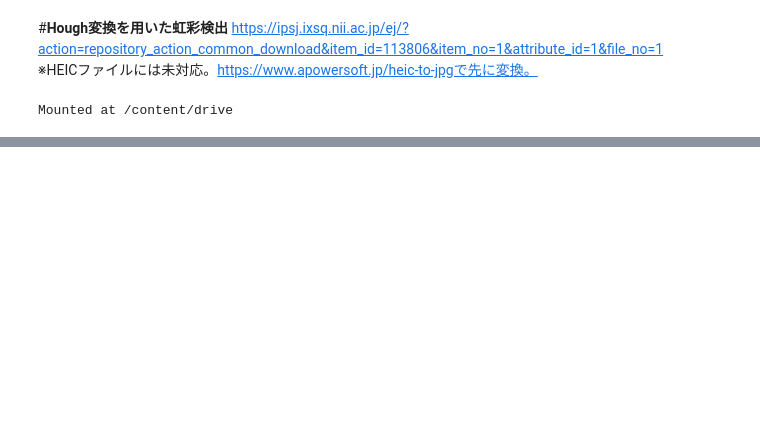
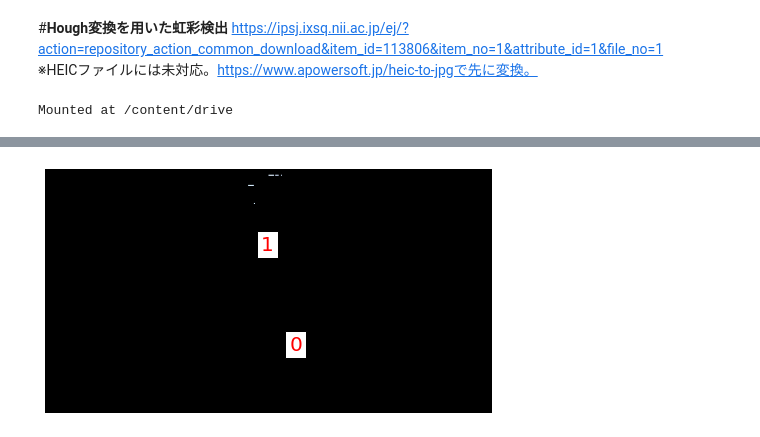
Before and after one commit to ykitaguchi77/Strabismus_AI_project, a Jupyter notebook: Hough_circle.ipynb, the cells around one changed output, grey strips where cells are left out. Drawn from its saved outputs; the diff is of its cells as text; code cells hidden in the pictures; blank space fills up the shorter version.

```diff
--- a/Hough_circle.ipynb
+++ b/Hough_circle.ipynb
@@ -169,0 +253,22 @@ plt.show()
+# %%
+def draw_contours(ax, img, contours):
+    ax.imshow(img)
+    ax.set_axis_off()
+
+    for i, cnt in enumerate(contours):
+        # 形状を変更する。(NumPoints, 1, 2) -> (NumPoints, 2)
+        cnt = cnt.squeeze(axis=1)
+        # 輪郭の点同士を結ぶ線を描画する。
+        ax.add_patch(plt.Polygon(cnt, color="b", fill=None, lw=2))
+        # 輪郭の点を描画する。
+        ax.plot(cnt[:, 0], cnt[:, 1], "ro", mew=0, ms=4)
+        # 輪郭の番号を描画する。
+        ax.text(cnt[0][0], cnt[0][1], i, color="r", size="20", bbox=dict(fc="w"))
+
+
+fig, ax = plt.subplots(figsize=(8, 8))
+draw_contours(ax, res_white, contours)
+
+plt.show()
+# %% [output]
+[figure, added]
```
Also changed, not shown: parts of 7 cells of this notebook.
